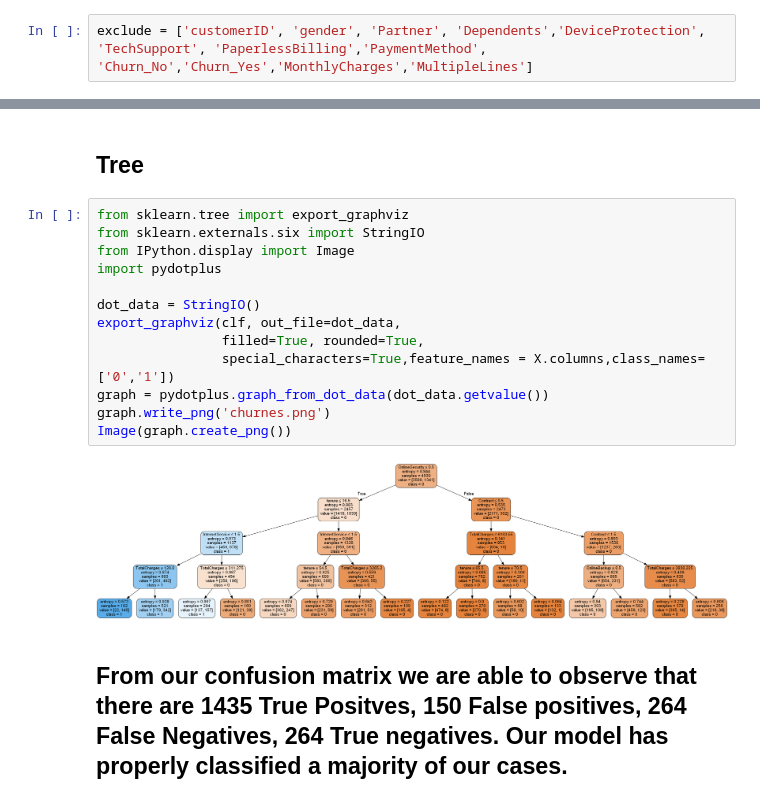
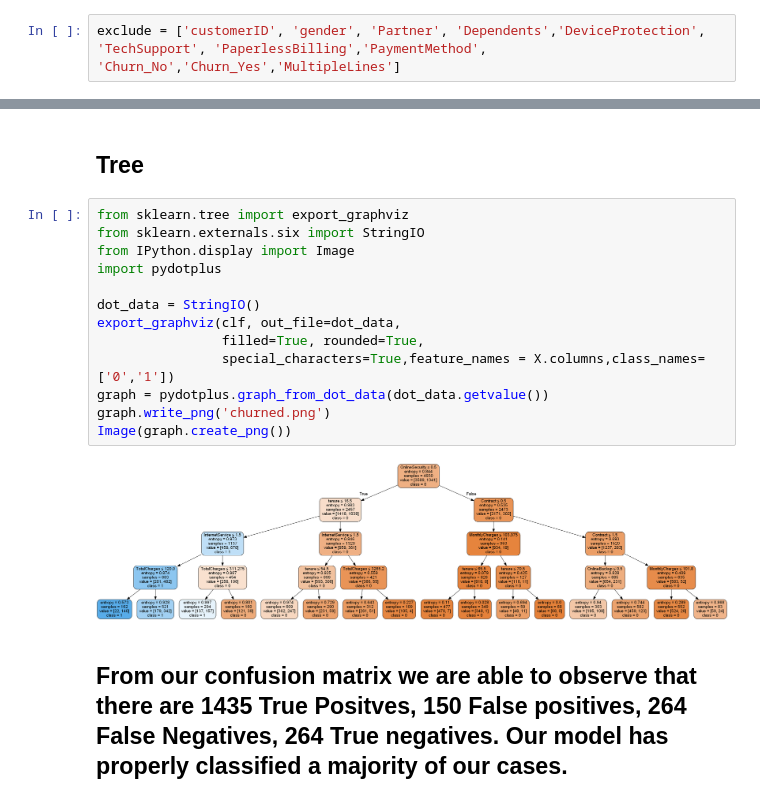
Before and after one commit to PhumlaniKubeka/DecisionTrees, a Jupyter notebook: ChurnRate.ipynb, the cells around one changed output, grey strips where cells are left out. Saved outputs shown, nothing was run; the diff lists cells and outputs as text.

```diff
--- a/ChurnRate.ipynb
+++ b/ChurnRate.ipynb
@@ -168,7 +180,7 @@ plt.show()
 # %% [markdown]
 ## Splitting Data
 # %%
-exclude = ['customerID', 'gender', 'Partner', 'Dependents','DeviceProtection', 'TechSupport', 'PaperlessBilling','PaymentMethod', 'Churn_No','Churn_Yes','MonthlyCharges','MultipleLines']
+exclude = ['customerID', 'gender', 'Partner', 'Dependents','DeviceProtection', 'TechSupport', 'PaperlessBilling','PaymentMethod', 'Churn_No','Churn_Yes','MultipleLines']
 # %%
 X = data.drop(exclude, axis=1)
 y = data.iloc[:, -1:]
@@ -216,18 +228,18 @@ os.environ["PATH"] += os.pathsep + 'C:\Program Files (x86)\Graphviz2.38\bin'
 # %%
 from sklearn.tree import export_graphviz
 from sklearn.externals.six import StringIO
 from IPython.display import Image
 import pydotplus
 
 dot_data = StringIO()
 export_graphviz(clf, out_file=dot_data,
                 filled=True, rounded=True,
                 special_characters=True,feature_names = X.columns,class_names=['0','1'])
 graph = pydotplus.graph_from_dot_data(dot_data.getvalue())
-graph.write_png('churnes.png')
+graph.write_png('churned.png')
 Image(graph.create_png())
 # %% [output]
-[figure, old version]
+[figure, new version]
 # %% [markdown]
 ## From our confusion matrix we are able to observe that there are 1435 True Positves, 150 False positives, 264 False Negatives, 264 True negatives. Our model has properly classified a majority of  our cases.
 # %%
```
Also changed, not shown: parts of 10 cells of this notebook, 5 other files.
